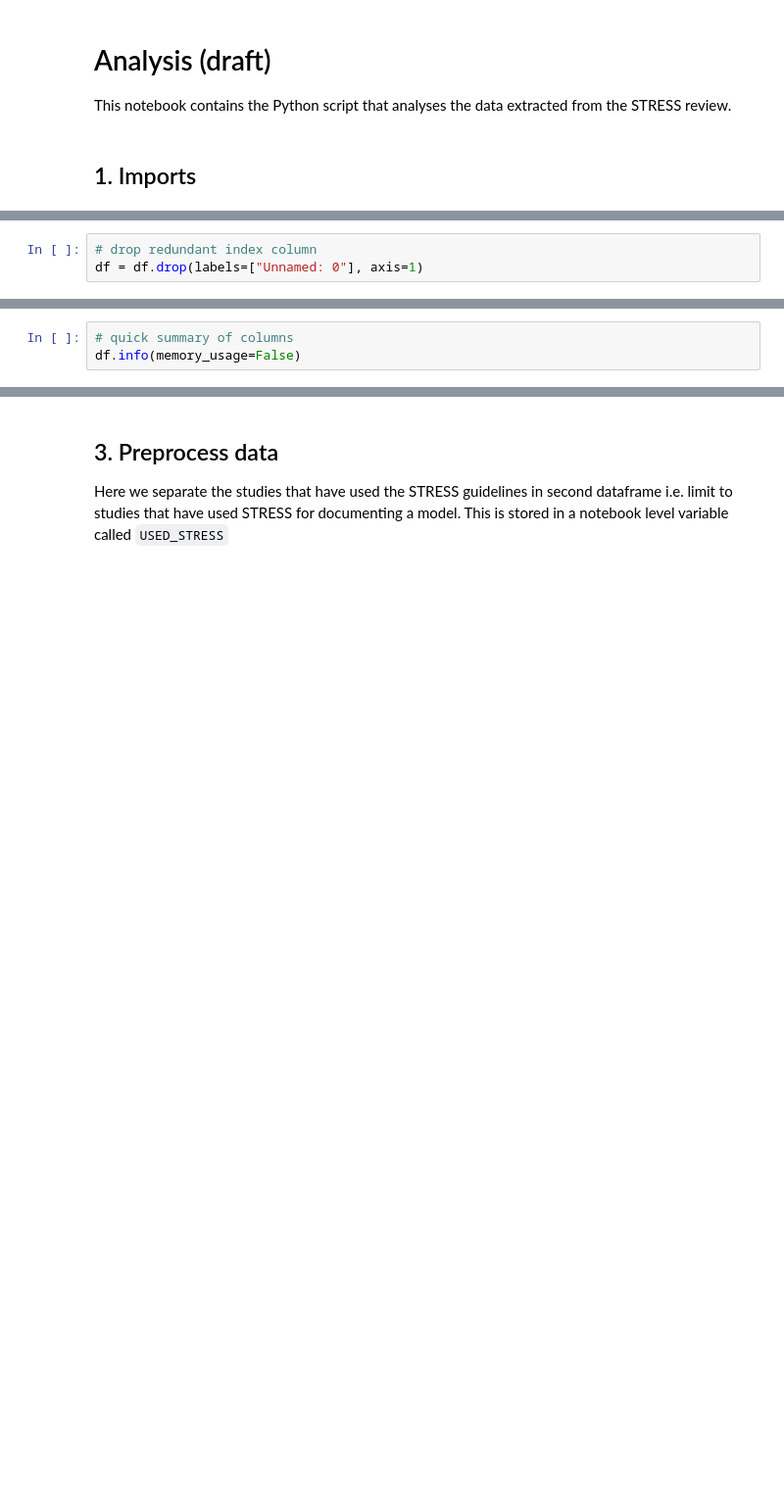
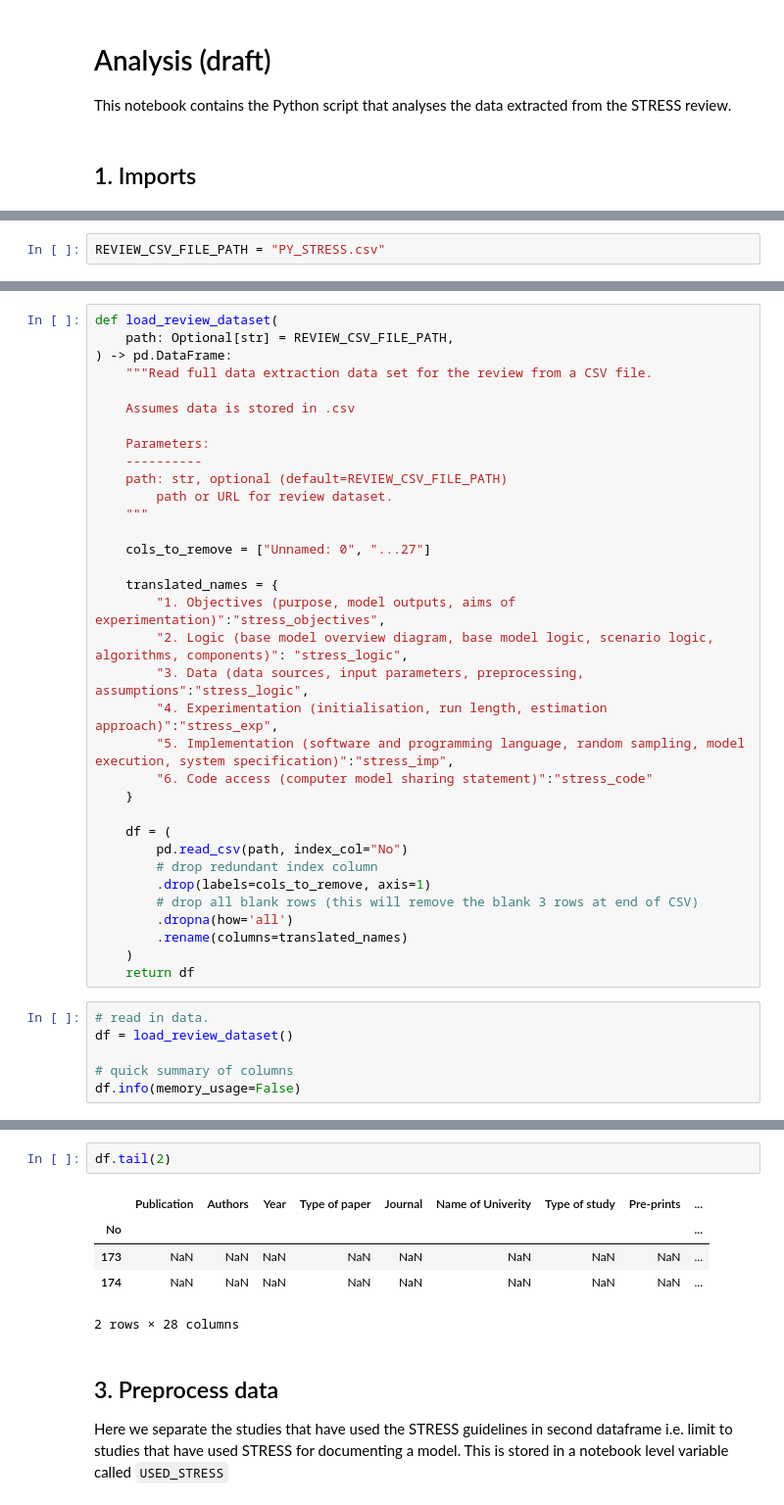
Before and after one commit to pythonhealthdatascience/stress_update, a Jupyter notebook: quarto_site/analysis.ipynb, the cells around one changed output, grey strips where cells are left out. Shown at 98% size. Cells and saved outputs as stored; diff of their text form; blank space fills up the shorter version.

```diff
--- a/quarto_site/analysis.ipynb
+++ b/quarto_site/analysis.ipynb
@@ -18,3 +12,0 @@ df = pd.read_csv(csv_file_path, index_col="No")
-# %%
-# drop redundant index column
-df = df.drop(labels=["Unnamed: 0"], axis=1)
@@ -20,0 +15,2 @@ df = df.drop(labels=["Unnamed: 0"], axis=1)
+# %%
+REVIEW_CSV_FILE_PATH = "PY_STRESS.csv"
@@ -21,4 +25,41 @@ df = df.drop(labels=["Unnamed: 0"], axis=1)
+# %%
+def load_review_dataset(
+    path: Optional[str] = REVIEW_CSV_FILE_PATH,
+) -> pd.DataFrame:
+    """Read full data extraction data set for the review from a CSV file.
+
+    Assumes data is stored in .csv
+
+    Parameters:
+    ----------
+    path: str, optional (default=REVIEW_CSV_FILE_PATH)
+        path or URL for review dataset.
+    """
+
+    cols_to_remove = ["Unnamed: 0", "...27"]
+
+    translated_names = {
+        "1. Objectives (purpose, model outputs, aims of experimentation)":"stress_objectives",
+        "2. Logic (base model overview diagram, base model logic, scenario logic, algorithms, components)": "stress_logic",
+        "3. Data (data sources, input parameters, preprocessing, assumptions":"stress_logic",
+        "4. Experimentation (initialisation, run length, estimation approach)":"stress_exp",
+        "5. Implementation (software and programming language, random sampling, model execution, system specification)":"stress_imp",
+        "6. Code access (computer model sharing statement)":"stress_code"
+    }
+
+    df = (
+        pd.read_csv(path, index_col="No")
+        # drop redundant index column
+        .drop(labels=cols_to_remove, axis=1)
+        # drop all blank rows (this will remove the blank 3 rows at end of CSV)
+        .dropna(how='all')
+        .rename(columns=translated_names)
+    )
+    return df
 # %%
+# read in data.
+df = load_review_dataset()
+
 # quick summary of columns
 df.info(memory_usage=False)
 # %% [output]
@@ -47,3 +88,11 @@ df.shape
+# %%
+df.tail(2)
+# %% [output]
+|  | Publication | Authors | Year | Type of paper | Journal | Name of Univerity | Type of study | Pre-prints | ... |
+| No |  |  |  |  |  |  |  |  | ... |
+| 173 | NaN | NaN | NaN | NaN | NaN | NaN | NaN | NaN | ... |
+| 174 | NaN | NaN | NaN | NaN | NaN | NaN | NaN | NaN | ... |
+2 rows × 28 columns
 # %% [markdown]
 ## 3. Preprocess data
 
```
Also changed, not shown: parts of 17 cells of this notebook.
